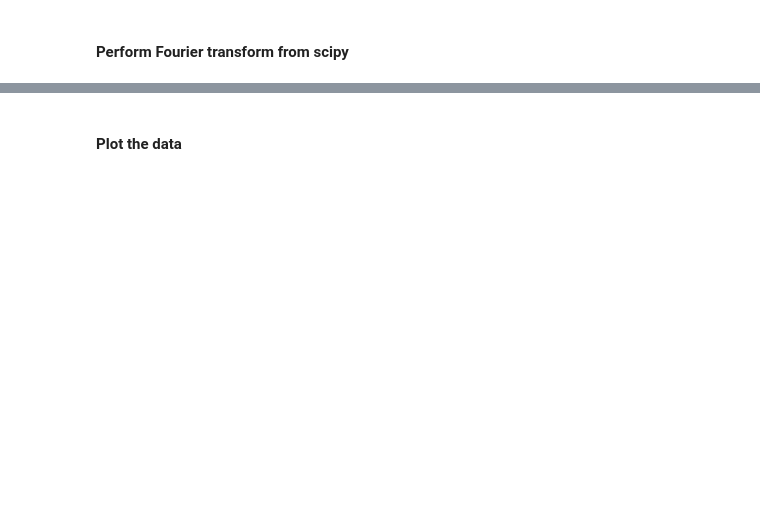
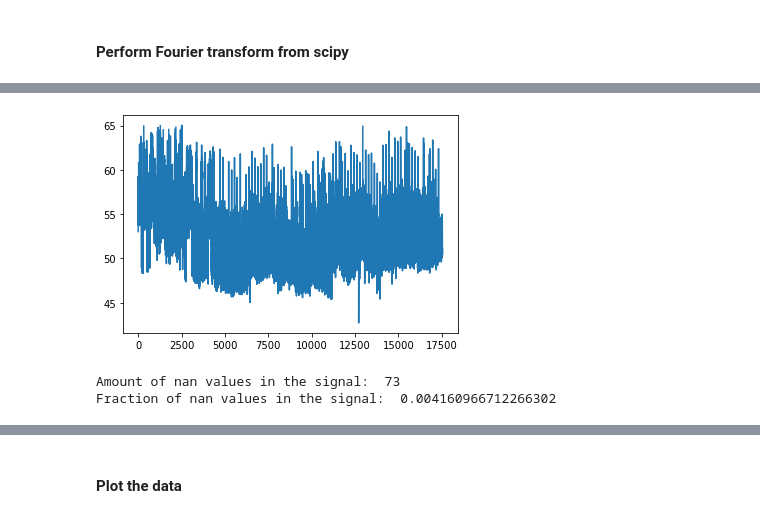
Before and after one commit to mdeppner/energy_demand_prediction_for_buildings, a Jupyter notebook: notebooks/Demand Prediction.ipynb, the cells around one changed output, grey strips where cells are left out. Cells and saved outputs as stored; diff of their text form; code cells hidden in the pictures; blank space fills up the shorter version.

```diff
--- a/notebooks/Demand Prediction.ipynb
+++ b/notebooks/Demand Prediction.ipynb
@@ -343,0 +326,12 @@ Dann anfangen und versuchen zu predicten
+# %%
+plt.plot(poc_electricity['meter_reading'].to_numpy())
+plt.show()
+# %% [output]
+[figure, added]
+# %%
+raw_signal = poc_electricity['meter_reading'].to_numpy()
+print("Amount of nan values in the signal: ", np.isnan(raw_signal).sum())
+print("Fraction of nan values in the signal: ", np.isnan(raw_signal).sum()/ np.size(raw_signal))
+# %% [output]
+Amount of nan values in the signal:  73
+Fraction of nan values in the signal:  0.004160966712266302
```
Also changed, not shown: parts of 33 cells of this notebook.
